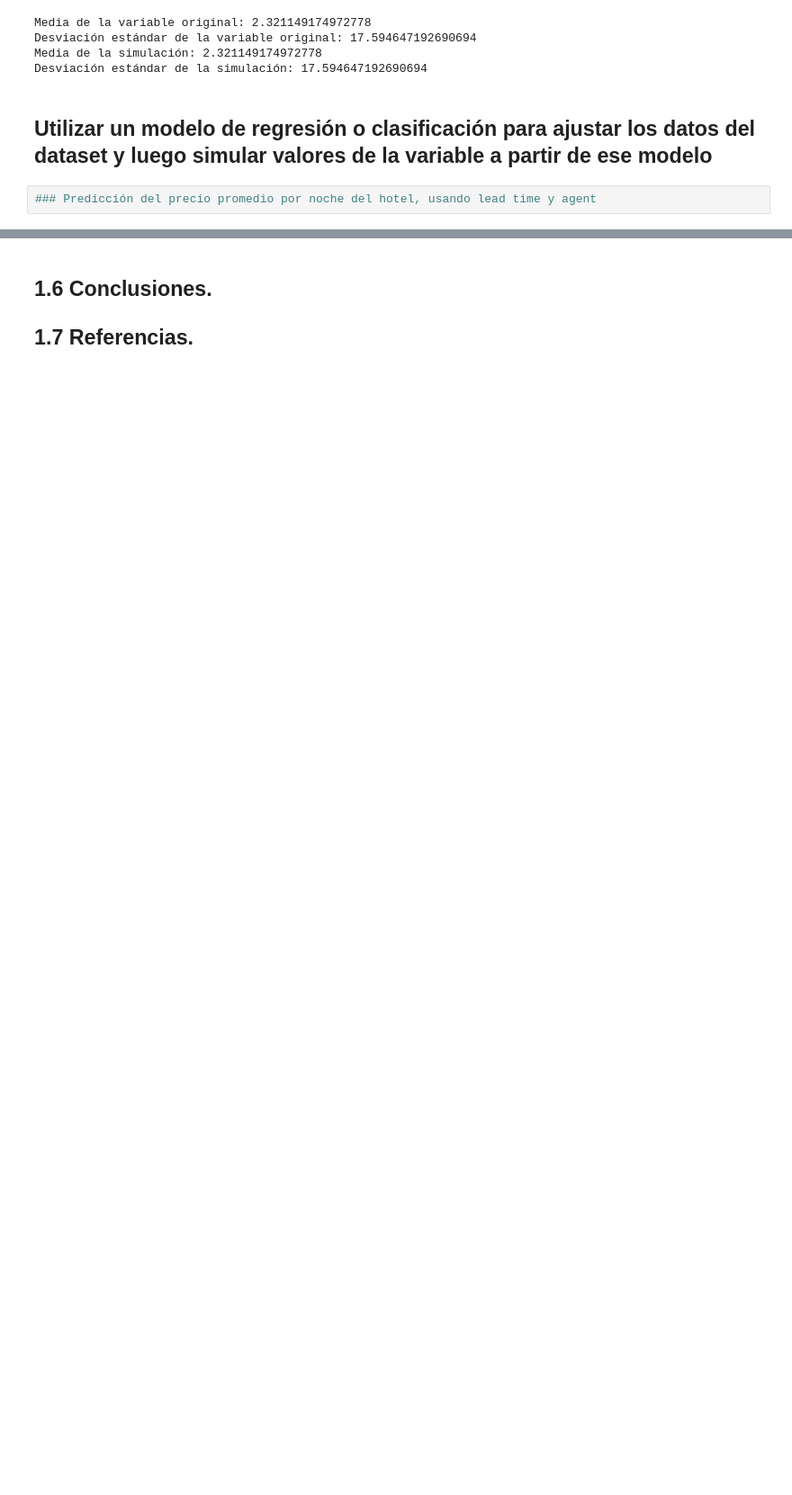
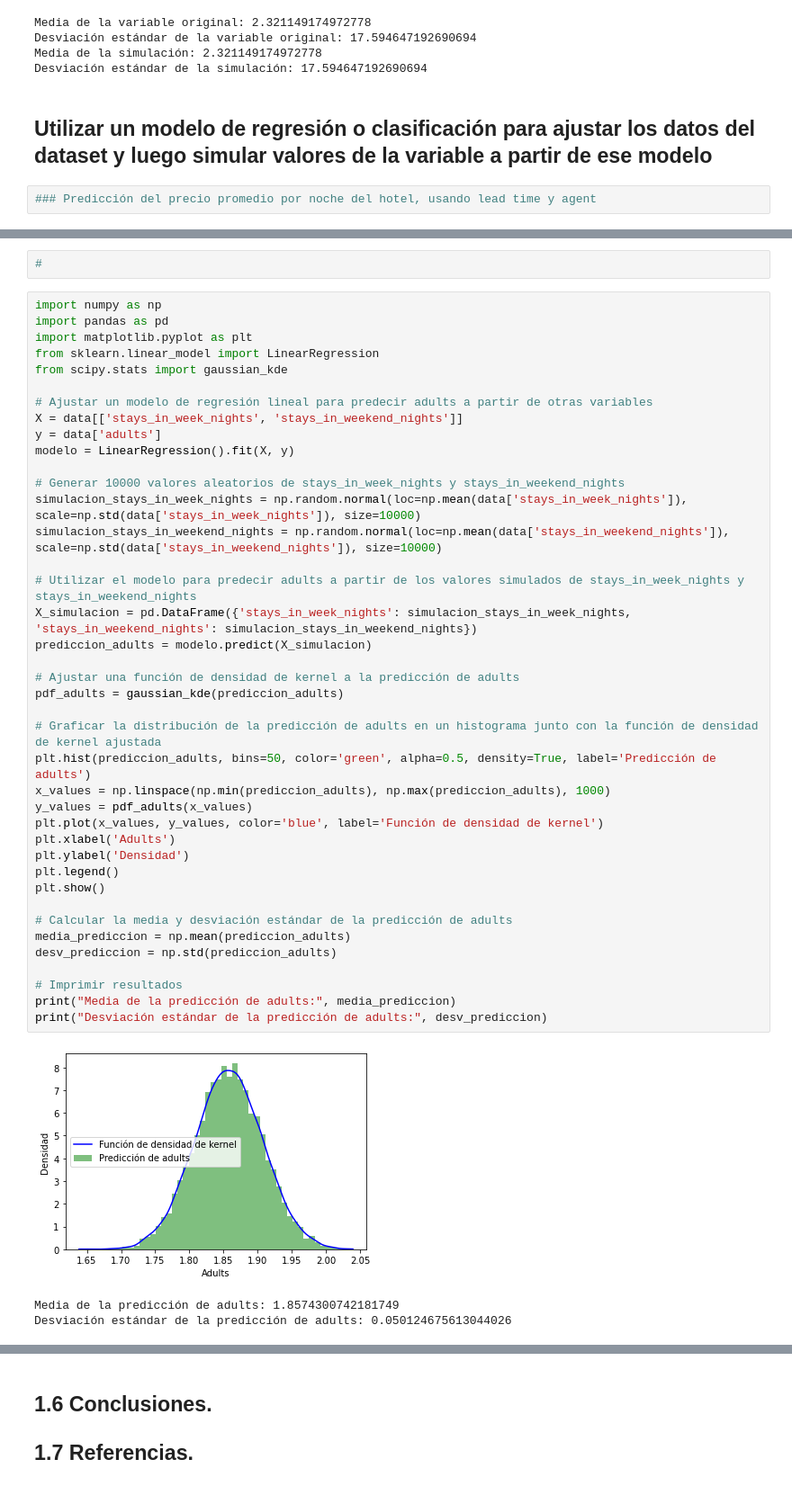
Before and after one commit to Karim1601/Simulacion_Proyecto_PenaH_ValadezM_DegolladoJ, a Jupyter notebook: ProyectoModulo1_PeñaN1_ValadezN2_DegolladoN3.ipynb, the cells around one changed output, grey strips where cells are left out. Shown: that part at 90% size. Drawn from its saved outputs; the diff is of its cells as text; blank space fills up the shorter version.

```diff
--- a/ProyectoModulo1_PeñaN1_ValadezN2_DegolladoN3.ipynb
+++ b/ProyectoModulo1_PeñaN1_ValadezN2_DegolladoN3.ipynb
@@ -386,0 +474,46 @@ Desviación estándar de la predicción de adults: 0.04972437155160423
+# %%
+#
+# %%
+import numpy as np
+import pandas as pd
+import matplotlib.pyplot as plt
+from sklearn.linear_model import LinearRegression
+from scipy.stats import gaussian_kde
+
+# Ajustar un modelo de regresión lineal para predecir adults a partir de otras variables
+X = data[['stays_in_week_nights', 'stays_in_weekend_nights']]
+y = data['adults']
+modelo = LinearRegression().fit(X, y)
+
+# Generar 10000 valores aleatorios de stays_in_week_nights y stays_in_weekend_nights
+simulacion_stays_in_week_nights = np.random.normal(loc=np.mean(data['stays_in_week_nights']), scale=np.std(data['stays_in_week_nights']), size=10000)
+simulacion_stays_in_weekend_nights = np.random.normal(loc=np.mean(data['stays_in_weekend_nights']), scale=np.std(data['stays_in_weekend_nights']), size=10000)
+
+# Utilizar el modelo para predecir adults a partir de los valores simulados de stays_in_week_nights y stays_in_weekend_nights
+X_simulacion = pd.DataFrame({'stays_in_week_nights': simulacion_stays_in_week_nights, 'stays_in_weekend_nights': simulacion_stays_in_weekend_nights})
+prediccion_adults = modelo.predict(X_simulacion)
+
+# Ajustar una función de densidad de kernel a la predicción de adults
+pdf_adults = gaussian_kde(prediccion_adults)
+
+# Graficar la distribución de la predicción de adults en un histograma junto con la función de densidad de kernel ajustada
+plt.hist(prediccion_adults, bins=50, color='green', alpha=0.5, density=True, label='Predicción de adults')
+x_values = np.linspace(np.min(prediccion_adults), np.max(prediccion_adults), 1000)
+y_values = pdf_adults(x_values)
+plt.plot(x_values, y_values, color='blue', label='Función de densidad de kernel')
+plt.xlabel('Adults')
+plt.ylabel('Densidad')
+plt.legend()
+plt.show()
+
+# Calcular la media y desviación estándar de la predicción de adults
+media_prediccion = np.mean(prediccion_adults)
+desv_prediccion = np.std(prediccion_adults)
+
+# Imprimir resultados
+print("Media de la predicción de adults:", media_prediccion)
+print("Desviación estándar de la predicción de adults:", desv_prediccion)
+# %% [output]
+[figure, added]
+Media de la predicción de adults: 1.8574300742181749
+Desviación estándar de la predicción de adults: 0.050124675613044026
```
Also changed, not shown: parts of 13 cells of this notebook, 1 other file.
